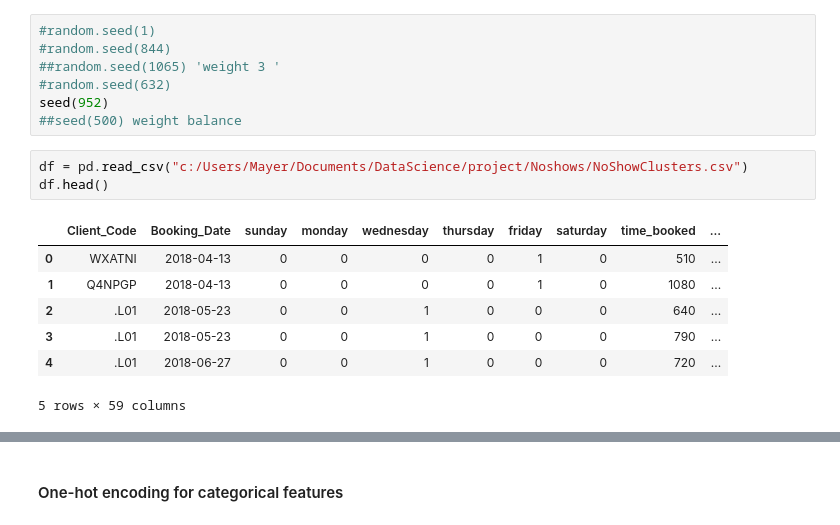
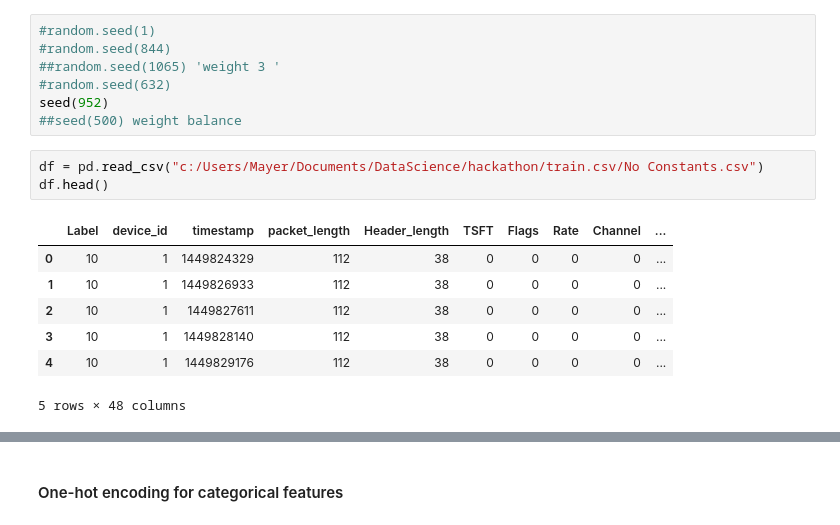
Before and after one commit to EtiMayer/DataScience, a Jupyter notebook: project/Noshows/6 - NoShow - Feature Selection Strategy.ipynb, the cells around one changed output, grey strips where cells are left out. Drawn from its saved outputs; the diff is of its cells as text.

```diff
--- a/project/Noshows/6 - NoShow - Feature Selection Strategy.ipynb
+++ b/project/Noshows/6 - NoShow - Feature Selection Strategy.ipynb
@@ -15,13 +15,13 @@ from numpy.random import seed
 seed(952)
 ##seed(500) weight balance
 # %%
-df = pd.read_csv("c:/Users/Mayer/Documents/DataScience/project/Noshows/NoShowClusters.csv")
+df = pd.read_csv("c:/Users/Mayer/Documents/DataScience/hackathon/train.csv/No Constants.csv")
 df.head()
 # %% [output]
-|  | Client_Code | Booking_Date | sunday | monday | wednesday | thursday | friday | saturday | time_booked | ... |
-| 0 | WXATNI | 2018-04-13 | 0 | 0 | 0 | 0 | 1 | 0 | 510 | ... |
-| 1 | Q4NPGP | 2018-04-13 | 0 | 0 | 0 | 0 | 1 | 0 | 1080 | ... |
-| 2 | .L01 | 2018-05-23 | 0 | 0 | 1 | 0 | 0 | 0 | 640 | ... |
-| 3 | .L01 | 2018-05-23 | 0 | 0 | 1 | 0 | 0 | 0 | 790 | ... |
-| 4 | .L01 | 2018-06-27 | 0 | 0 | 1 | 0 | 0 | 0 | 720 | ... |
+|  | Label | device_id | timestamp | packet_length | Header_length | TSFT | Flags | Rate | Channel | ... |
+| 0 | 10 | 1 | 1449824329 | 112 | 38 | 0 | 0 | 0 | 0 | ... |
+| 1 | 10 | 1 | 1449826933 | 112 | 38 | 0 | 0 | 0 | 0 | ... |
+| 2 | 10 | 1 | 1449827611 | 112 | 38 | 0 | 0 | 0 | 0 | ... |
+| 3 | 10 | 1 | 1449828140 | 112 | 38 | 0 | 0 | 0 | 0 | ... |
+| 4 | 10 | 1 | 1449829176 | 112 | 38 | 0 | 0 | 0 | 0 | ... |
-5 rows × 59 columns
+5 rows × 48 columns
```
Also changed, not shown: parts of 8 cells of this notebook, 39 other files.
